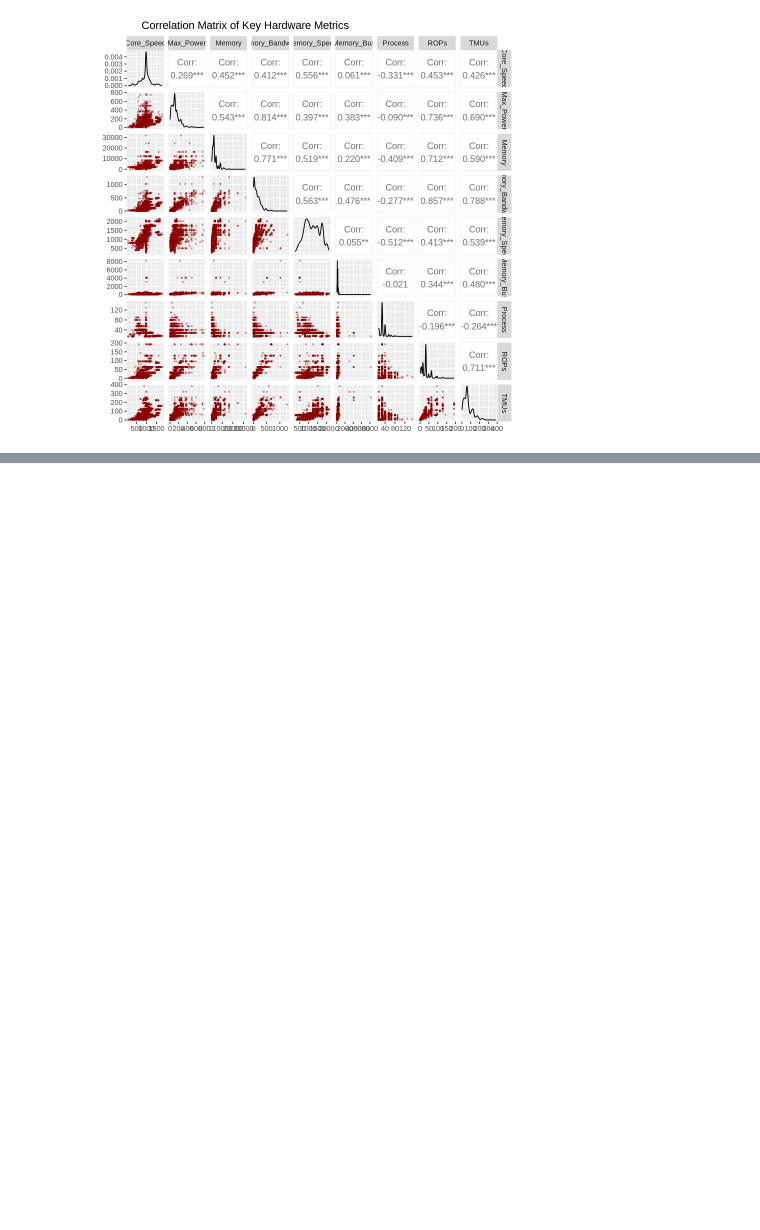
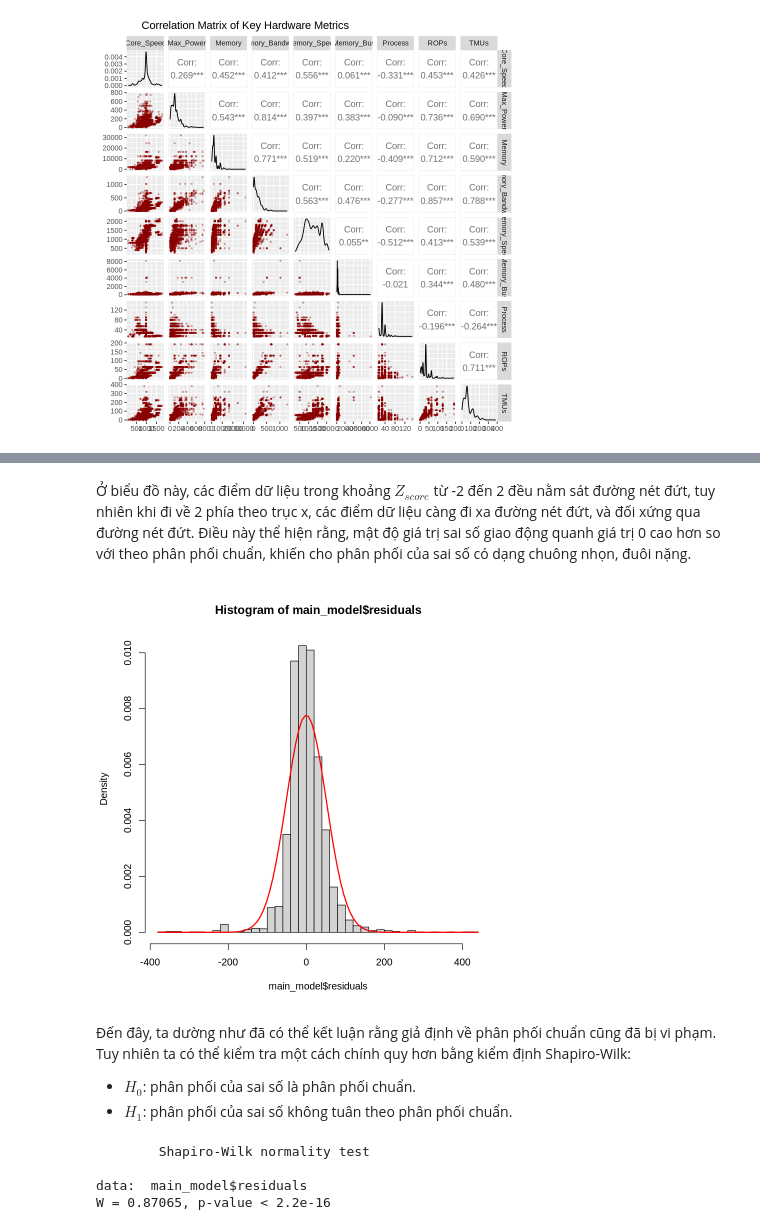
Before and after one commit to mhaih/btl_xstk, a Jupyter notebook: linear-regression/mlr.ipynb, the cells around one changed output, grey strips where cells are left out. Saved outputs shown, nothing was run; the diff lists cells and outputs as text; code cells hidden in the pictures; blank space fills up the shorter version.

```diff
--- a/linear-regression/mlr.ipynb
+++ b/linear-regression/mlr.ipynb
@@ -102,0 +196,22 @@ F-statistic: 975.3 on 8 and 3170 DF,  p-value: < 2.2e-16
+# %% [markdown]
+Ở biểu đồ này, các điểm dữ liệu trong khoảng $Z_{score}$ từ -2 đến 2 đều nằm sát đường nét đứt, tuy nhiên khi đi về 2 phía theo trục x, các điểm dữ liệu càng đi xa đường nét đứt, và đối xứng qua đường nét đứt.
+Điều này thể hiện rằng, mật độ giá trị sai số giao động quanh giá trị 0 cao hơn so với theo phân phối chuẩn, khiến cho phân phối của sai số có dạng chuông nhọn, đuôi nặng.
+# %%
+hist(main_model$residuals, breaks = 50, freq = FALSE)
+m <- mean(main_model$residuals)
+std <- sd(main_model$residuals)
+curve(dnorm(x, mean = m, sd = std), col = "red", lwd = 2, add = TRUE)
+# %% [output]
+[figure, added]
+# %% [markdown]
+Đến đây, ta dường như đã có thể kết luận rằng giả định về phân phối chuẩn cũng đã bị vi phạm. Tuy nhiên ta có thể kiểm tra một cách chính quy hơn bằng kiểm định Shapiro-Wilk:
+- $H_0$: phân phối của sai số là phân phối chuẩn.
+- $H_1$: phân phối của sai số không tuân theo phân phối chuẩn.
+# %%
+set.seed(42)
+shapiro.test(main_model$residuals)
+# %% [output]
+        Shapiro-Wilk normality test
+
+data:  main_model$residuals
+W = 0.87065, p-value < 2.2e-16
```
Also changed, not shown: parts of 45 cells of this notebook.
